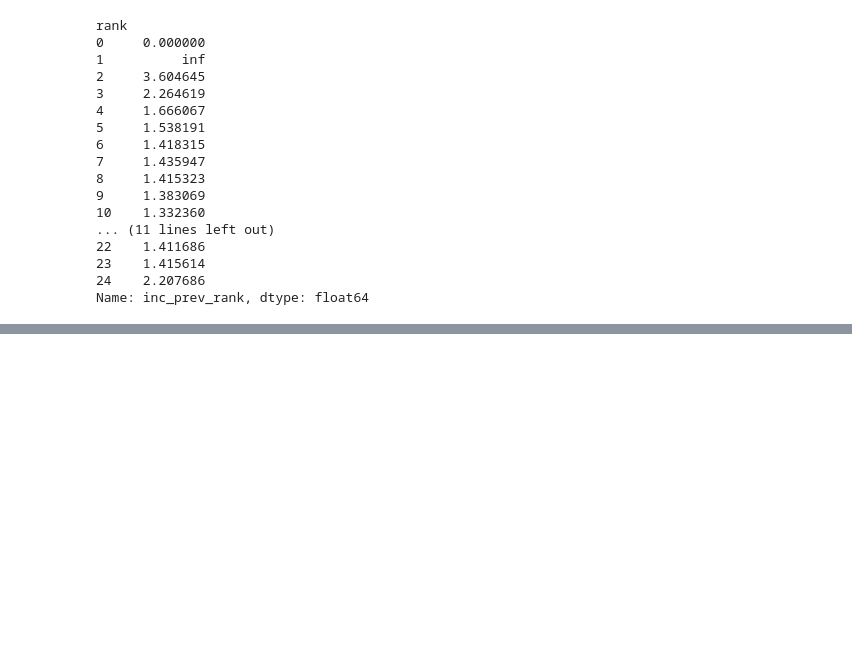
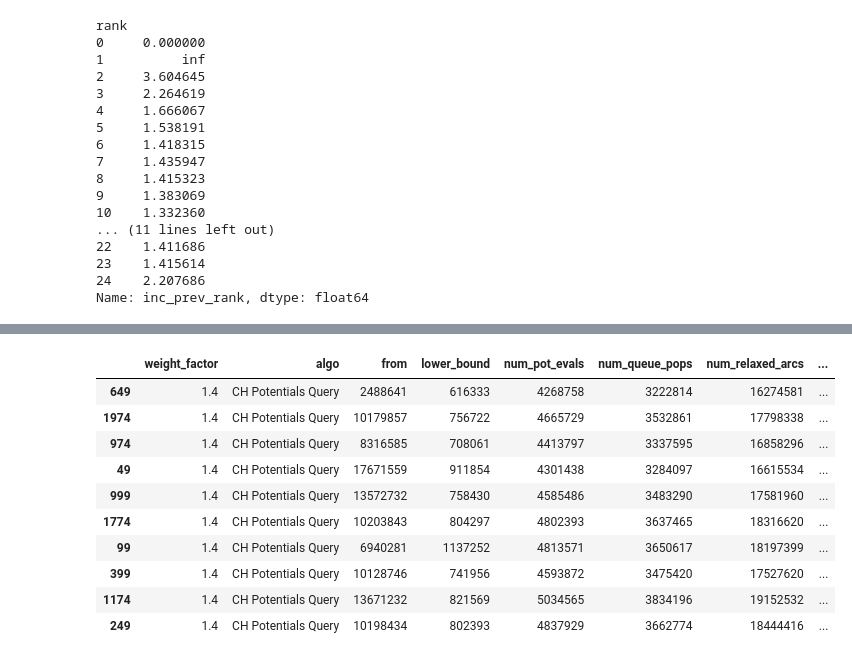
Before and after one commit to kit-algo/ch_potentials, a Jupyter notebook: eval/ranks.ipynb, the cells around one changed output, grey strips where cells are left out. Cells and saved outputs as stored; diff of their text form; code cells hidden in the pictures; blank space fills up the shorter version.

```diff
--- a/eval/ranks.ipynb
+++ b/eval/ranks.ipynb
@@ -86,0 +73,14 @@ queries.sort_values('num_queue_pops')
+# %%
+queries.loc[lambda x: x['rank'] == 24].loc[lambda x: x['weight_factor'] == 1.4].sort_values('running_time_ms')[-10:]
+# %% [output]
+|  | weight_factor | algo | from | lower_bound | num_pot_evals | num_queue_pops | num_relaxed_arcs | ... |
+| 649 | 1.4 | CH Potentials Query | 2488641 | 616333 | 4268758 | 3222814 | 16274581 | ... |
+| 1974 | 1.4 | CH Potentials Query | 10179857 | 756722 | 4665729 | 3532861 | 17798338 | ... |
+| 974 | 1.4 | CH Potentials Query | 8316585 | 708061 | 4413797 | 3337595 | 16858296 | ... |
+| 49 | 1.4 | CH Potentials Query | 17671559 | 911854 | 4301438 | 3284097 | 16615534 | ... |
+| 999 | 1.4 | CH Potentials Query | 13572732 | 758430 | 4585486 | 3483290 | 17581960 | ... |
+| 1774 | 1.4 | CH Potentials Query | 10203843 | 804297 | 4802393 | 3637465 | 18316620 | ... |
+| 99 | 1.4 | CH Potentials Query | 6940281 | 1137252 | 4813571 | 3650617 | 18197399 | ... |
+| 399 | 1.4 | CH Potentials Query | 10128746 | 741956 | 4593872 | 3475420 | 17527620 | ... |
+| 1174 | 1.4 | CH Potentials Query | 13671232 | 821569 | 5034565 | 3834196 | 19152532 | ... |
+| 249 | 1.4 | CH Potentials Query | 10198434 | 802393 | 4837929 | 3662774 | 18444416 | ... |
```
Also changed, not shown: parts of 14 cells of this notebook, 3 other files.
